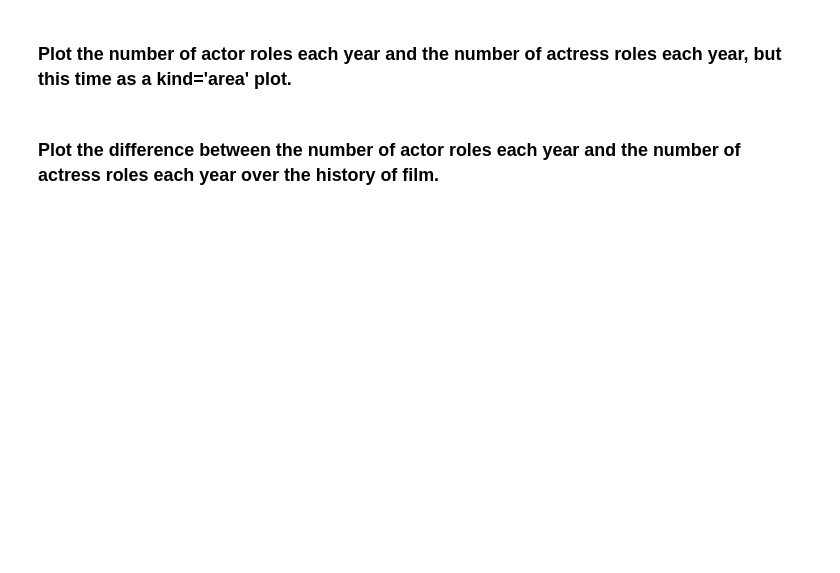
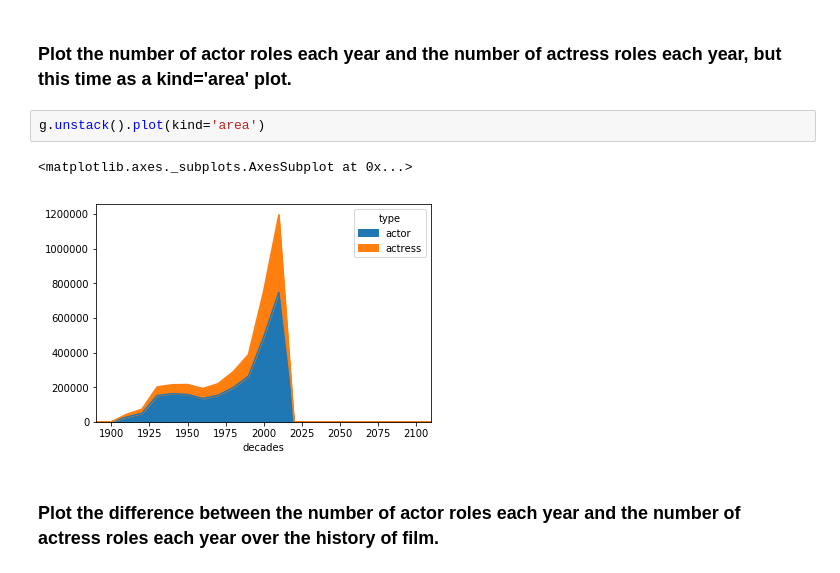
Before and after one commit to tansudasli/analytics-sandbox, a Jupyter notebook: pandas/Exercises-4.ipynb, the cells around one changed output. Cells and saved outputs as stored; diff of their text form; blank space fills up the shorter version.

```diff
--- a/pandas/Exercises-4.ipynb
+++ b/pandas/Exercises-4.ipynb
@@ -111,4 +108,9 @@ g.unstack().fillna(0)
 # %% [markdown]
 ### Plot the number of actor roles each year and the number of actress roles each year, but this time as a kind='area' plot.
+# %%
+g.unstack().plot(kind='area')
+# %% [output]
+<matplotlib.axes._subplots.AxesSubplot at 0x...>
+[figure, added]
 # %% [markdown]
 ### Plot the difference between the number of actor roles each year and the number of actress roles each year over the history of film.
```
Also changed, not shown: parts of 9 cells of this notebook.
